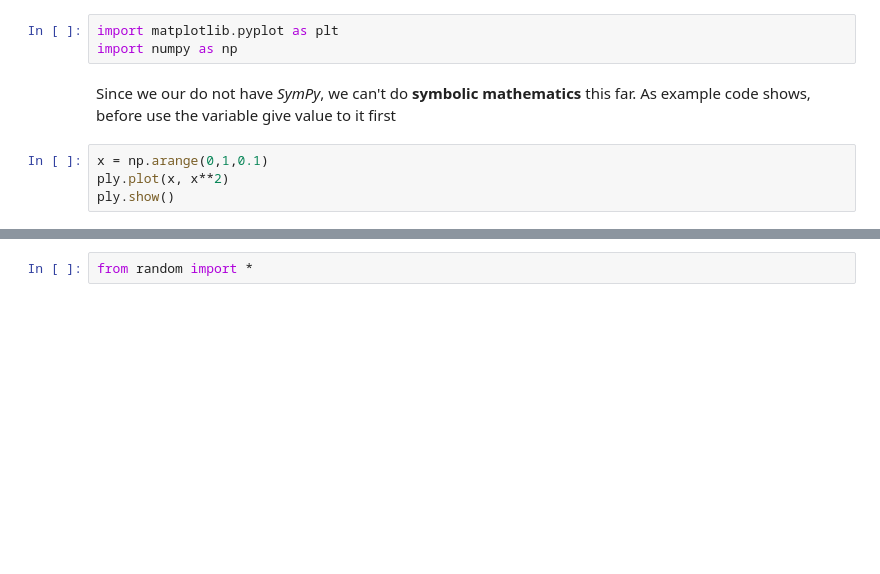
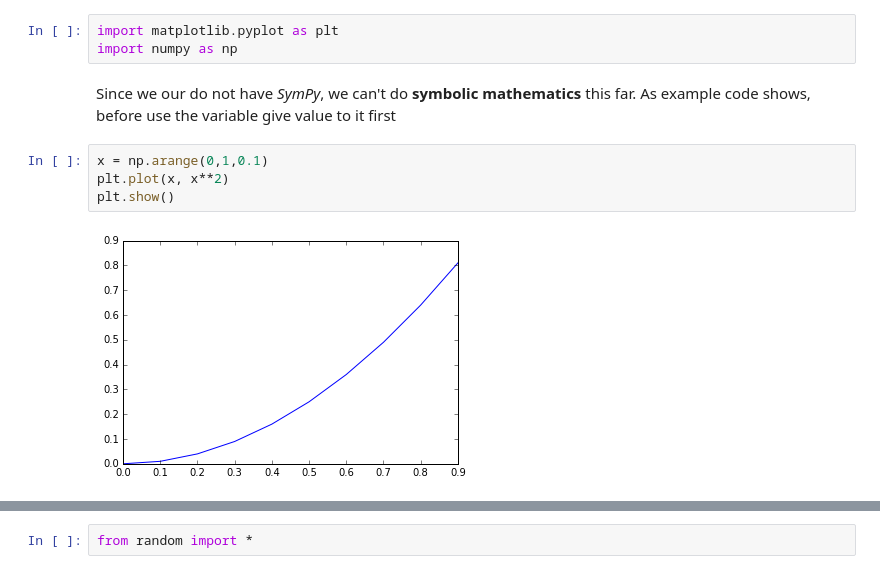
Before and after one commit to ComplicatedPhenomenon/IPython_training, a Jupyter notebook: BasicMatplotlib.ipynb, the cells around one changed output, grey strips where cells are left out. Drawn from its saved outputs; the diff is of its cells as text; blank space fills up the shorter version.

```diff
--- a/BasicMatplotlib.ipynb
+++ b/BasicMatplotlib.ipynb
@@ -13,7 +9,9 @@ import numpy as np
 Since we our do not have *SymPy*, we can't do **symbolic mathematics** this far. As example code shows, before use the variable give value to it first
 # %%
 x = np.arange(0,1,0.1)
-ply.plot(x, x**2)
-ply.show()
+plt.plot(x, x**2)
+plt.show()
+# %% [output]
+[figure, added]
 # %%
 print np.arange(0,1,0.1)
```
Also changed, not shown: parts of 15 cells of this notebook, 5 other files.
